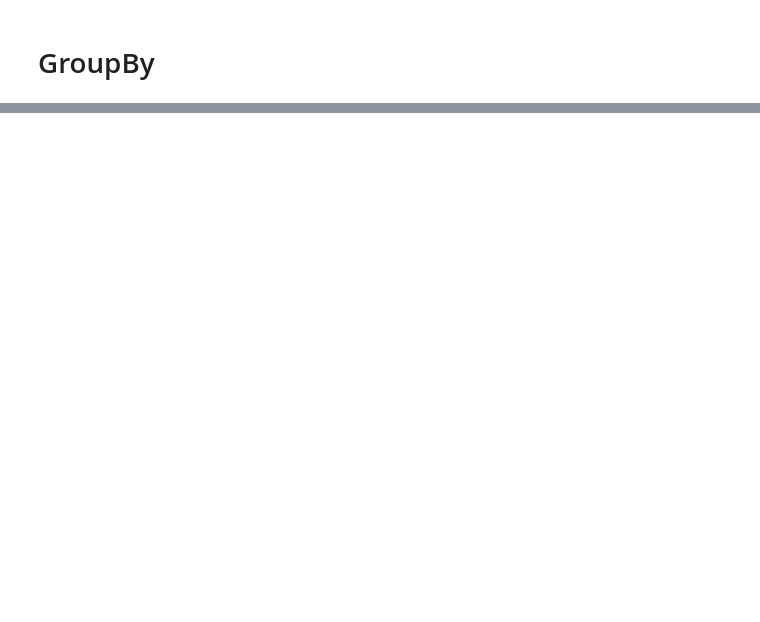
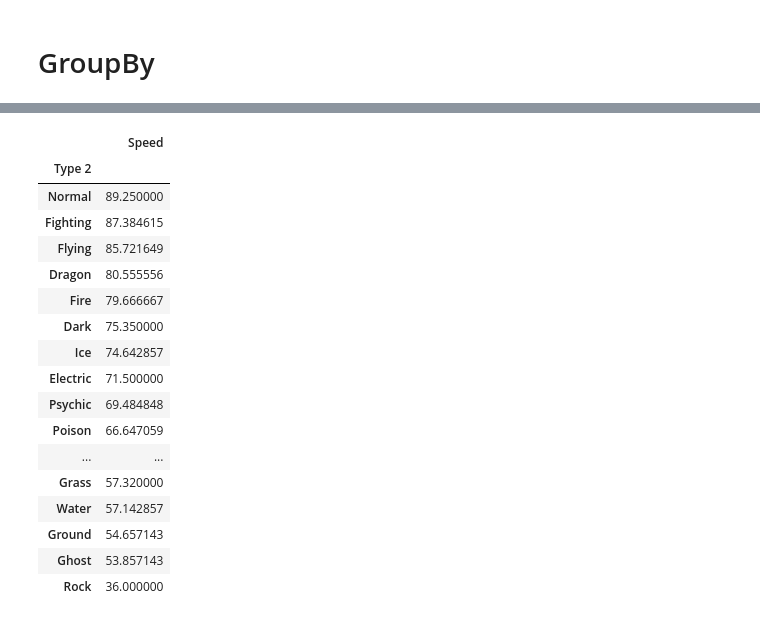
Before and after one commit to victorbalbinoaraujo/Python, a Jupyter notebook: Data Science/Pandas.ipynb, the cells around one changed output, grey strips where cells are left out. Cells and saved outputs as stored; diff of their text form; code cells hidden in the pictures; blank space fills up the shorter version.

```diff
--- a/Data Science/Pandas.ipynb
+++ b/Data Science/Pandas.ipynb
@@ -121,0 +341,21 @@ pokemon[['Type 1', 'Speed']].groupby(['Type 1']).mean().sort_values('Speed', asc
+# %%
+pokemon[['Type 2', 'Speed']].groupby(['Type 2']).mean().sort_values('Speed', ascending=False)
+# %% [output]
+|  | Speed |
+| Type 2 |  |
+| Normal | 89.250000 |
+| Fighting | 87.384615 |
+| Flying | 85.721649 |
+| Dragon | 80.555556 |
+| Fire | 79.666667 |
+| Dark | 75.350000 |
+| Ice | 74.642857 |
+| Electric | 71.500000 |
+| Psychic | 69.484848 |
+| Poison | 66.647059 |
+| ... | ... |
+| Grass | 57.320000 |
+| Water | 57.142857 |
+| Ground | 54.657143 |
+| Ghost | 53.857143 |
+| Rock | 36.000000 |
```
Also changed, not shown: parts of 17 cells of this notebook.
